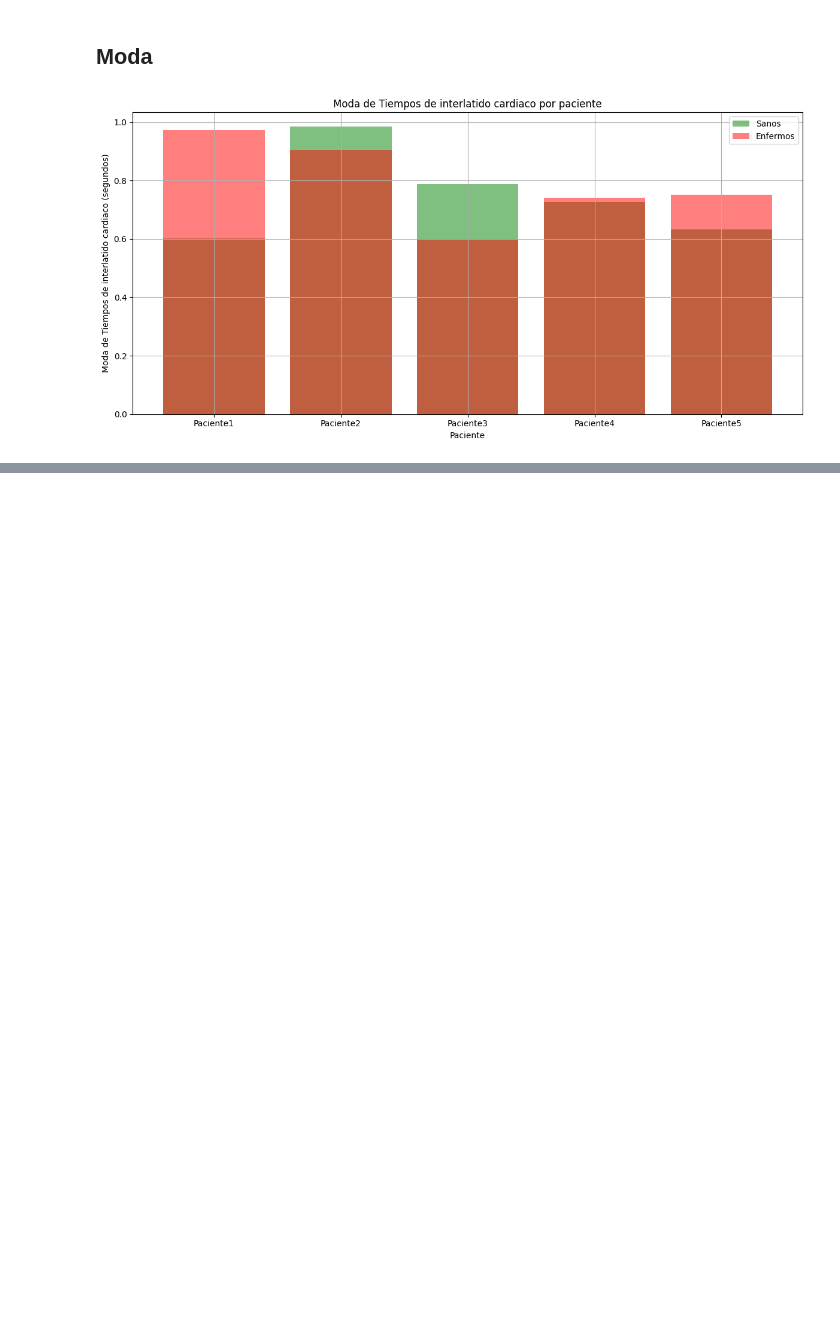
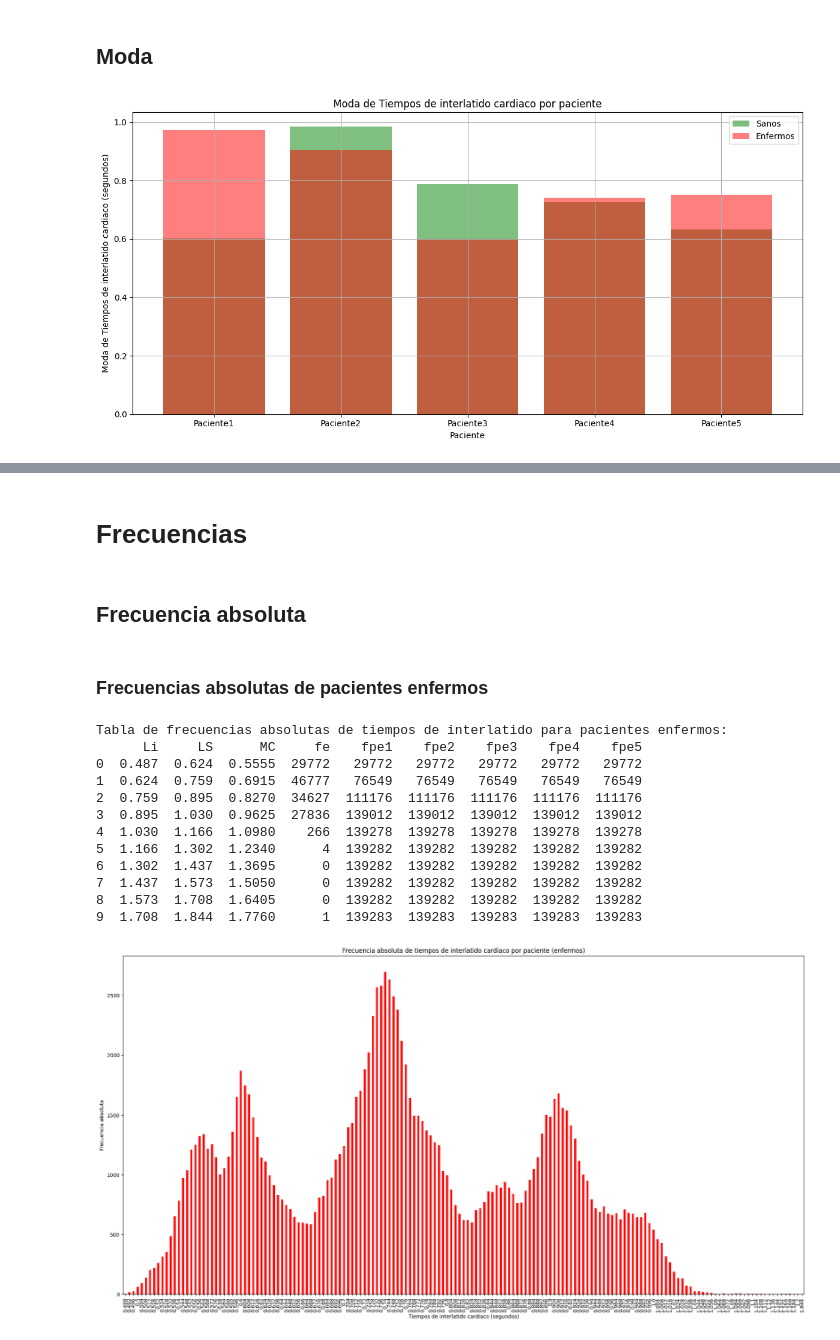
Before and after one commit to ThonnyRG/pacientes_enfermos_y_sanos_analisis, a Jupyter notebook: DATOS_BIOESTADÍSTICOS.ipynb, the cells around one changed output, grey strips where cells are left out. Drawn from its saved outputs; the diff is of its cells as text; code cells hidden in the pictures; blank space fills up the shorter version.

```diff
--- a/DATOS_BIOESTADÍSTICOS.ipynb
+++ b/DATOS_BIOESTADÍSTICOS.ipynb
@@ -245,0 +272,53 @@ plt.show()
+# %% [markdown]
+# Frecuencias
+# %% [markdown]
+## Frecuencia absoluta
+# %% [markdown]
+### Frecuencias absolutas de pacientes enfermos
+# %%
+# Calcular las frecuencias absolutas de los tiempos de interlatido
+frecuencia_enfermos = df_enfermos['Tiempos de interlatido'].value_counts().sort_index()
+
+# Definir los límites (Li, LS) y el punto medio (MC) para cada intervalo
+intervalos = pd.cut(df_enfermos['Tiempos de interlatido'], bins=10)
+frecuencias = intervalos.value_counts().sort_index()
+
+tabla_frecuencias = pd.DataFrame({
+    'Li': [interval.left for interval in frecuencias.index],
+    'LS': [interval.right for interval in frecuencias.index],
+    'MC': [(interval.left + interval.right) / 2 for interval in frecuencias.index],
+    'fe': frecuencias.values
+})
+
+# Calcular las frecuencias acumuladas (fpe1, fpe2, ...)
+tabla_frecuencias['fpe1'] = tabla_frecuencias['fe'].cumsum()
+tabla_frecuencias['fpe2'] = tabla_frecuencias['fe'].cumsum()
+tabla_frecuencias['fpe3'] = tabla_frecuencias['fe'].cumsum()
+tabla_frecuencias['fpe4'] = tabla_frecuencias['fe'].cumsum()
+tabla_frecuencias['fpe5'] = tabla_frecuencias['fe'].cumsum()
+
+# Imprimir la tabla de frecuencias
+print("Tabla de frecuencias absolutas de tiempos de interlatido para pacientes enfermos:")
+print(tabla_frecuencias)
+
+# Graficar las frecuencias absolutas
+plt.figure(figsize=(24, 12))
+frecuencia_enfermos.plot(kind='bar', color='red')
+plt.xlabel('Tiempos de interlatido cardiaco (segundos)')
+plt.ylabel('Frecuencia absoluta')
+plt.title('Frecuencia absoluta de tiempos de interlatido cardiaco por paciente (enfermos)')
+plt.show()
+# %% [output]
+Tabla de frecuencias absolutas de tiempos de interlatido para pacientes enfermos:
+      Li     LS      MC     fe    fpe1    fpe2    fpe3    fpe4    fpe5
+0  0.487  0.624  0.5555  29772   29772   29772   29772   29772   29772
+1  0.624  0.759  0.6915  46777   76549   76549   76549   76549   76549
+2  0.759  0.895  0.8270  34627  111176  111176  111176  111176  111176
+3  0.895  1.030  0.9625  27836  139012  139012  139012  139012  139012
+4  1.030  1.166  1.0980    266  139278  139278  139278  139278  139278
+5  1.166  1.302  1.2340      4  139282  139282  139282  139282  139282
+6  1.302  1.437  1.3695      0  139282  139282  139282  139282  139282
+7  1.437  1.573  1.5050      0  139282  139282  139282  139282  139282
+8  1.573  1.708  1.6405      0  139282  139282  139282  139282  139282
+9  1.708  1.844  1.7760      1  139283  139283  139283  139283  139283
+[figure, added]
```
Also changed, not shown: parts of 31 cells of this notebook.
